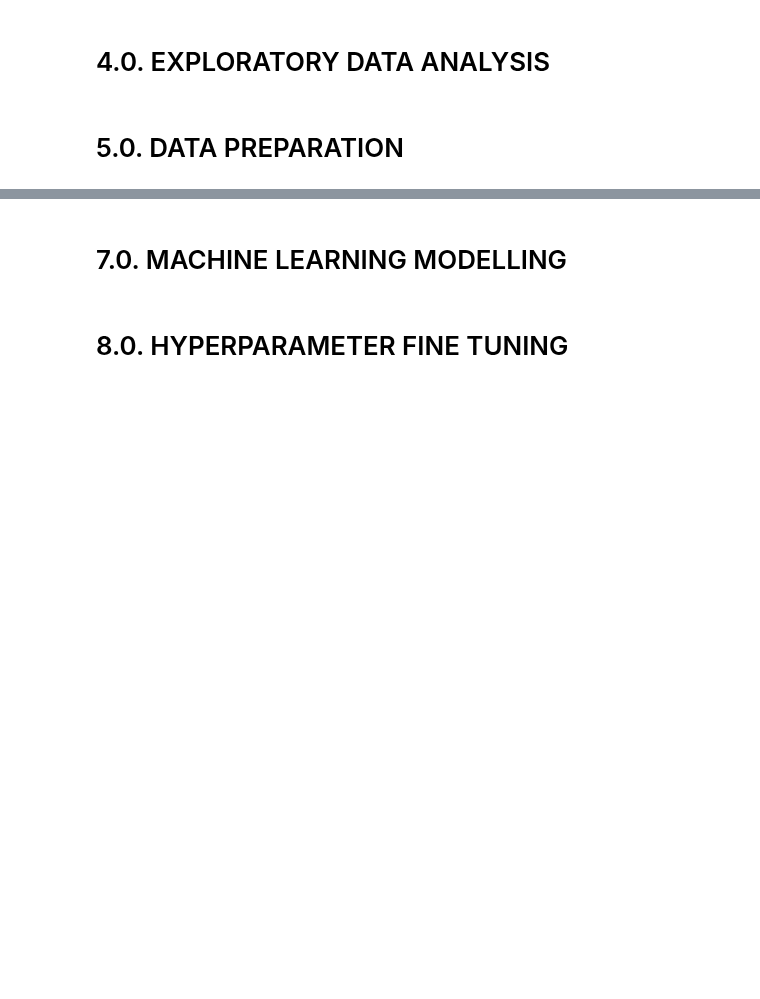
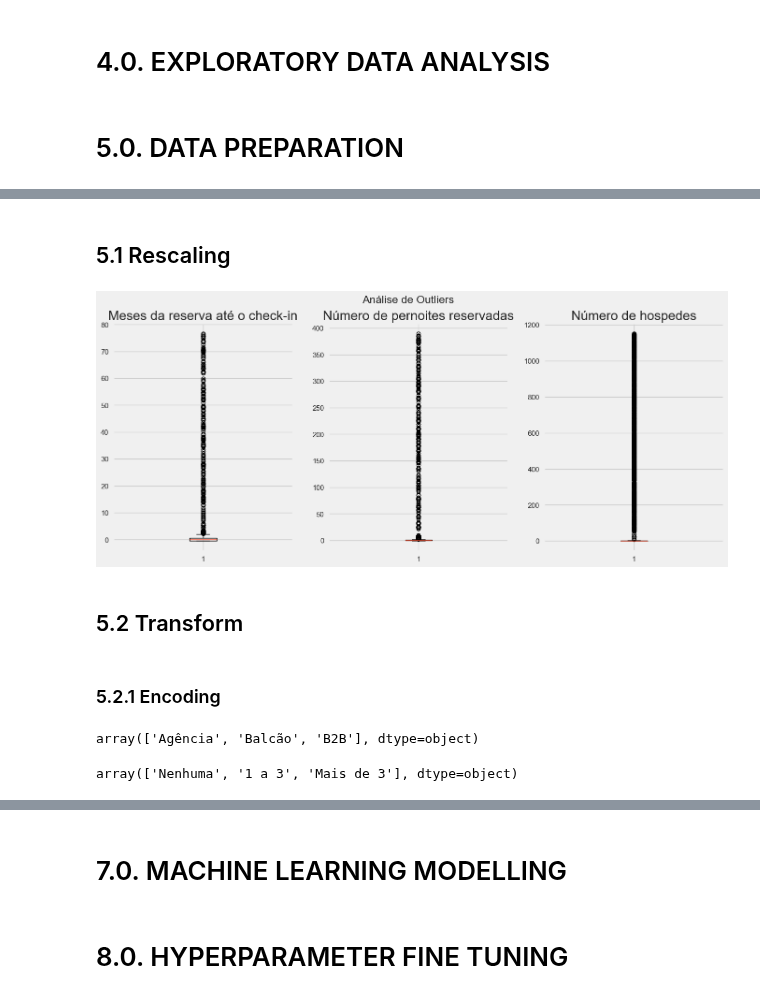
Before and after one commit to HallanMiranda/Rede-Hoteleira-Europeia, a Jupyter notebook: hachday_hotel-chain/new_version_project.ipynb, the cells around one changed output, grey strips where cells are left out. Saved outputs shown, nothing was run; the diff lists cells and outputs as text; code cells hidden in the pictures; blank space fills up the shorter version.

Commit message:
Concluido a preparação dos dados - c1

```diff
--- a/hachday_hotel-chain/new_version_project.ipynb
+++ b/hachday_hotel-chain/new_version_project.ipynb
@@ -24,0 +32,9 @@ import numpy as np
+# %%
+train = pd.read_csv('dataset/train.csv')
+# %%
+train = train.rename(columns={'Classificação do hotel': 'hotel_rating', 'Meses da reserva até o check-in': 'month_booking',
+                        'Número de pernoites reservadas': 'number_stays_booking', 'Número de hospedes': 'number_guests',
+                        'Regime de alimentação': 'meal_regime', 'Nacionalidade': 'nationality', 'Forma de Reserva': 'reservation_Form',
+                        'Já se hospedou anterioremente': 'previously_hosted', 'Tipo do quarto reservado': 'type_booked_room',
+                        'Reserva feita por agência de turismo': 'tourism_agency_booking', 'Reserva feita por empresa': 'company_booking',
+                        'Reserva com Estacionamento': 'parking_Reservation', 'Reserva com Observações': 'reservation_Observations', 'Reserva Cancelada': 'booking_canceled'})
@@ -24,0 +50,23 @@ import numpy as np
+# %% [markdown]
+## 5.1 Rescaling
+# %%
+train = train[train['number_guests'] > 0]
+# %%
+# Percebe-se que há outiliers extremos que não condiz com a realidade, porém para esse  ciclo vou considera-lo como parte do fenômeno.
+# Em primeira análise vou apenas entender os dados para desidir qual forma de reescala eu utilizarei.
+# Criação do gráfico de análise de outliers
+fig, (x1, x2, x3) = plt.subplots(1, 3, figsize=(15, 6))
+fig.suptitle('Análise de Outliers')
+
+x1.set_title('Meses da reserva até o check-in')
+x1.boxplot(train['month_booking'])
+
+x2.set_title('Número de pernoites reservadas')
+x2.boxplot(train['number_stays_booking'])
+
+x3.set_title('Número de hospedes')
+x3.boxplot(train['number_guests'])
+
+plt.show()
+# %% [output]
+[figure, added]
@@ -24,0 +84,12 @@ import numpy as np
+# %% [markdown]
+## 5.2 Transform
+# %% [markdown]
+### 5.2.1 Encoding
+# %%
+train['reservation_Form'].unique()
+# %% [output]
+array(['Agência', 'Balcão', 'B2B'], dtype=object)
+# %%
+train['reservation_Observations'].unique()
+# %% [output]
+array(['Nenhuma', '1 a 3', 'Mais de 3'], dtype=object)
```
Also changed, not shown: parts of 7 cells of this notebook, 1 other file.
